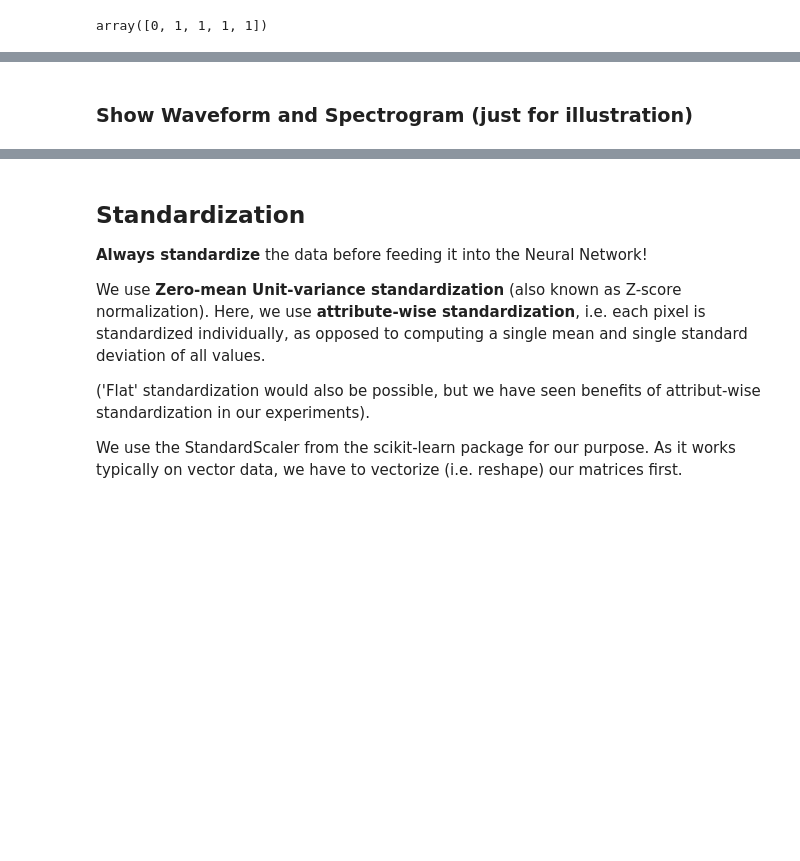
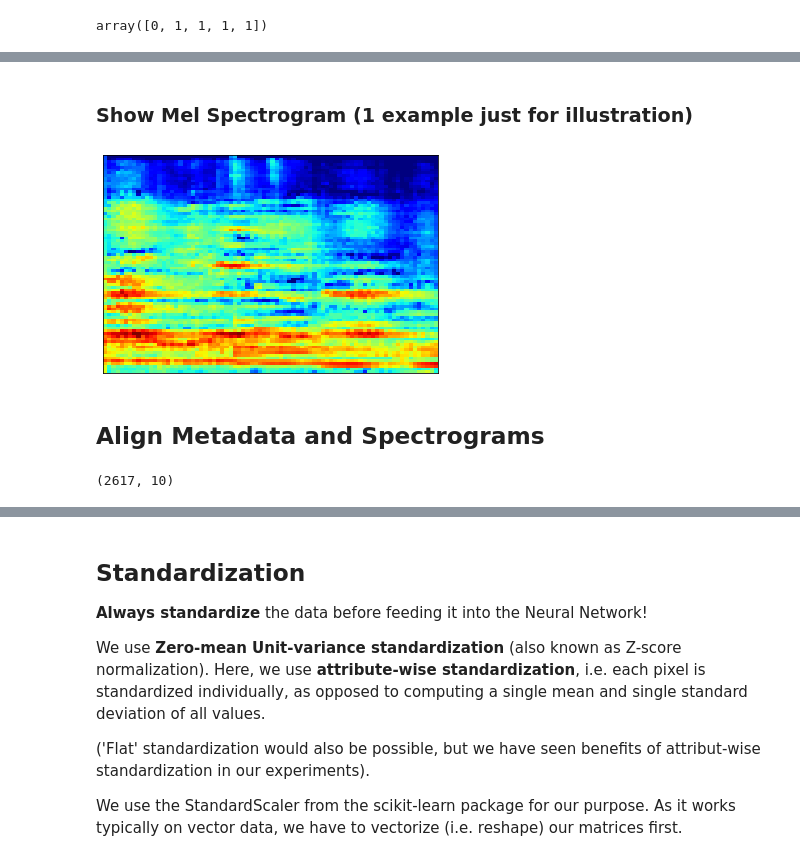
Before and after one commit to slychief/ismir2018_tutorial, a Jupyter notebook: Part_1_Instrumental_Genre_Mood_detection.ipynb, the cells around one changed output, grey strips where cells are left out. Saved outputs shown, nothing was run; the diff lists cells and outputs as text; code cells hidden in the pictures; blank space fills up the shorter version.

```diff
--- a/Part_1_Instrumental_Genre_Mood_detection.ipynb
+++ b/Part_1_Instrumental_Genre_Mood_detection.ipynb
@@ -348,10 +270,0 @@ FEAT_FILE = os.path.join(DATA_PATH, "spectrograms_instrumental.npz")
-# %%
-if load_features:
-    if os.path.exists(FEAT_FILE):
-        with np.load(FEAT_FILE) as npz:
-            data = npz['data']
-            filelist = npz['filenames']
-            classes = npz['classes']
-        print("Loaded features successfully: " + str(len(filelist)), "files, dimensions:", data.shape)
-    else:
-        load_features = False
@@ -369,0 +275,6 @@ if not load_features:
+# %%
+with np.load(SPECTROGRAM_FILE) as npz:
+    spectrograms = npz["features"]
+    spec_clip_ids = npz["clip_id"]
+
+spectrograms.shape
@@ -370,2 +333,2 @@ if not load_features:
 # %% [markdown]
-### Show Waveform and Spectrogram (just for illustration)
+### Show Mel Spectrogram (1 example just for illustration)
@@ -390,8 +340,18 @@ if not load_features:
+# %%
+# take first spectrogram as an example
+spec = spectrograms[0]
 # %%
-# show spectrogram
-
-if not load_features:
-    fig = plt.imshow(spectrogram, origin='lower', aspect='auto')
-    fig.set_cmap('jet')
-    fig.axes.get_xaxis().set_visible(False)
-    fig.axes.get_yaxis().set_visible(False)
+# plot it
+fig = plt.imshow(spec, origin='lower', aspect='auto')
+fig.set_cmap('jet')
+fig.axes.get_xaxis().set_visible(False)
+fig.axes.get_yaxis().set_visible(False)
+# %% [output]
+[figure, added]
+# %% [markdown]
+## Align Metadata and Spectrograms
+# %%
+alex_metadata = pd.read_csv("./metadata/ismir2018_tut_part_2_genre_metadata.csv", index_col=0)
+alex_metadata.shape
+# %% [output]
+(2617, 10)
```
Also changed, not shown: parts of 40 cells of this notebook.
